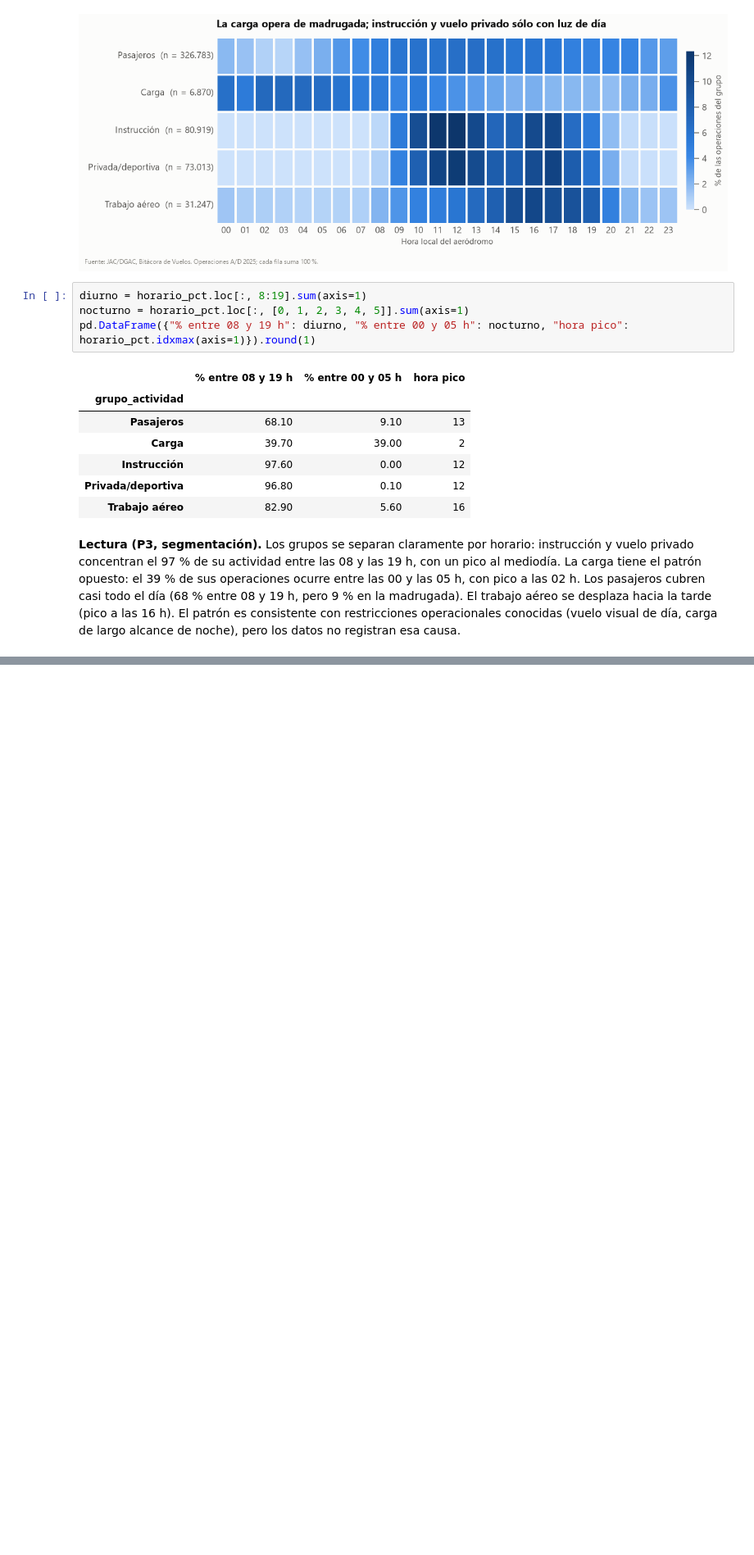
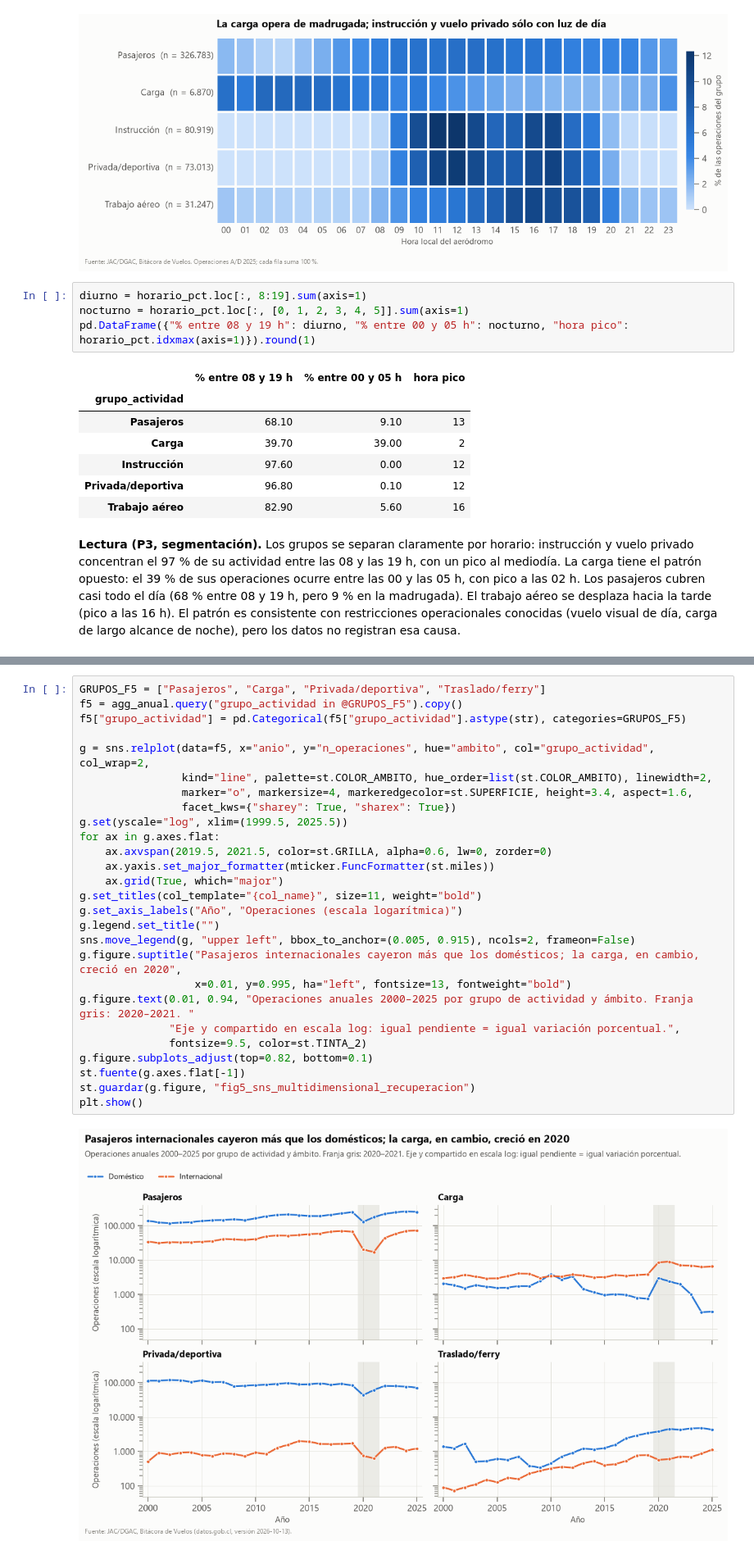
Before and after one commit to Gaboto1/visualizacion-transporte-rojas-gabriel, a Jupyter notebook: notebooks/evaluacion02.ipynb, the cells around one changed output, grey strips where cells are left out. Shown at 82% size. Saved outputs shown, nothing was run; the diff lists cells and outputs as text; blank space fills up the shorter version.

```diff
--- a/notebooks/evaluacion02.ipynb
+++ b/notebooks/evaluacion02.ipynb
@@ -1372,0 +1377,29 @@ pd.DataFrame({"% entre 08 y 19 h": diurno, "% entre 00 y 05 h": nocturno, "hora
+# %%
+GRUPOS_F5 = ["Pasajeros", "Carga", "Privada/deportiva", "Traslado/ferry"]
+f5 = agg_anual.query("grupo_actividad in @GRUPOS_F5").copy()
+f5["grupo_actividad"] = pd.Categorical(f5["grupo_actividad"].astype(str), categories=GRUPOS_F5)
+
+g = sns.relplot(data=f5, x="anio", y="n_operaciones", hue="ambito", col="grupo_actividad", col_wrap=2,
+                kind="line", palette=st.COLOR_AMBITO, hue_order=list(st.COLOR_AMBITO), linewidth=2,
+                marker="o", markersize=4, markeredgecolor=st.SUPERFICIE, height=3.4, aspect=1.6,
+                facet_kws={"sharey": True, "sharex": True})
+g.set(yscale="log", xlim=(1999.5, 2025.5))
+for ax in g.axes.flat:
+    ax.axvspan(2019.5, 2021.5, color=st.GRILLA, alpha=0.6, lw=0, zorder=0)
+    ax.yaxis.set_major_formatter(mticker.FuncFormatter(st.miles))
+    ax.grid(True, which="major")
+g.set_titles(col_template="{col_name}", size=11, weight="bold")
+g.set_axis_labels("Año", "Operaciones (escala logarítmica)")
+g.legend.set_title("")
+sns.move_legend(g, "upper left", bbox_to_anchor=(0.005, 0.915), ncols=2, frameon=False)
+g.figure.suptitle("Pasajeros internacionales cayeron más que los domésticos; la carga, en cambio, creció en 2020",
+                  x=0.01, y=0.995, ha="left", fontsize=13, fontweight="bold")
+g.figure.text(0.01, 0.94, "Operaciones anuales 2000–2025 por grupo de actividad y ámbito. Franja gris: 2020–2021. "
+              "Eje y compartido en escala log: igual pendiente = igual variación porcentual.",
+              fontsize=9.5, color=st.TINTA_2)
+g.figure.subplots_adjust(top=0.82, bottom=0.1)
+st.fuente(g.axes.flat[-1])
+st.guardar(g.figure, "fig5_sns_multidimensional_recuperacion")
+plt.show()
+# %% [output]
+[figure, added]
```
Also changed, not shown: parts of 11 cells of this notebook, 3 other files.
